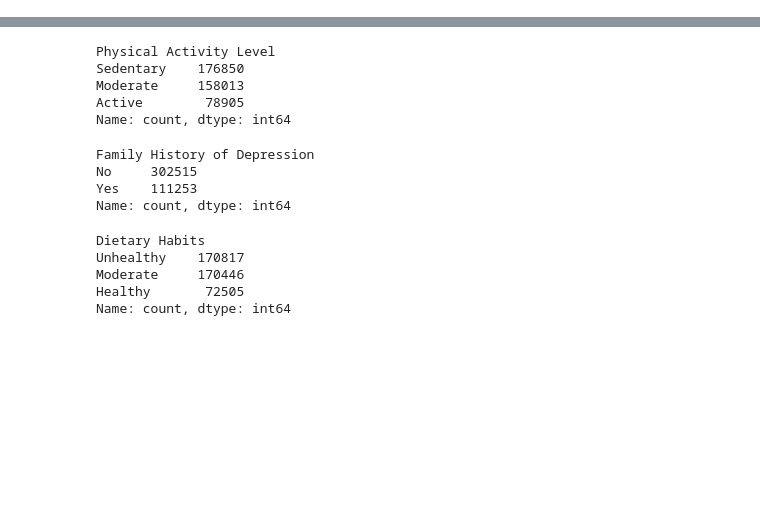
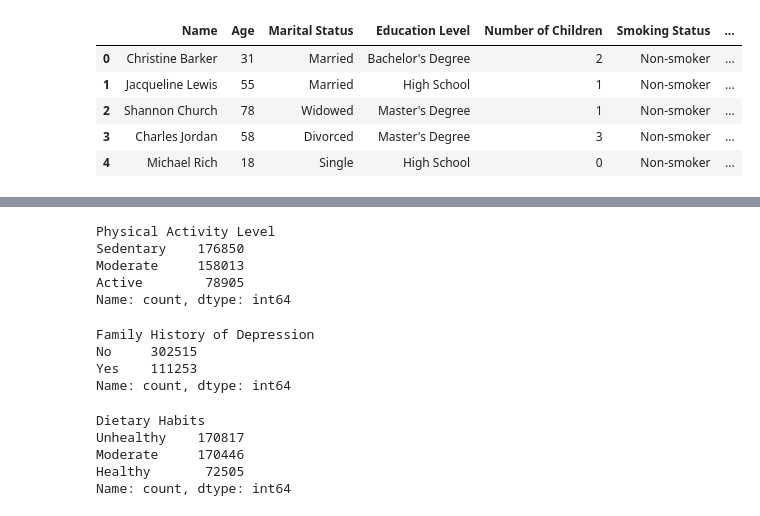
Before and after one commit to ShaQ90/week3_project, a Jupyter notebook: notebooks/df_testing_tiago.ipynb, the cells around one changed output, grey strips where cells are left out. Cells and saved outputs as stored; diff of their text form; code cells hidden in the pictures; blank space fills up the shorter version.

Commit message:
Update .yaml file

```diff
--- a/notebooks/df_testing_tiago.ipynb
+++ b/notebooks/df_testing_tiago.ipynb
@@ -2,8 +2,22 @@
 import pandas as pd
 import functions as func
 import matplotlib.pyplot as plt
+import yaml
 
-df = pd.read_csv("../data/raw/depression_data.csv")
+try:
+    with open("../config.yaml", "r") as file:
+        config = yaml.safe_load(file)
+except:
+    print("The config.yaml file was not found in the main folder!")
+# %%
+df = pd.read_csv(config['data']['file2'])
+# %% [output]
+|  | Name | Age | Marital Status | Education Level | Number of Children | Smoking Status | ... |
+| 0 | Christine Barker | 31 | Married | Bachelor's Degree | 2 | Non-smoker | ... |
+| 1 | Jacqueline Lewis | 55 | Married | High School | 1 | Non-smoker | ... |
+| 2 | Shannon Church | 78 | Widowed | Master's Degree | 1 | Non-smoker | ... |
+| 3 | Charles Jordan | 58 | Divorced | Master's Degree | 3 | Non-smoker | ... |
+| 4 | Michael Rich | 18 | Single | High School | 0 | Non-smoker | ... |
 # %%
 df
 # %% [output]
```
Also changed, not shown: 2 other files.
